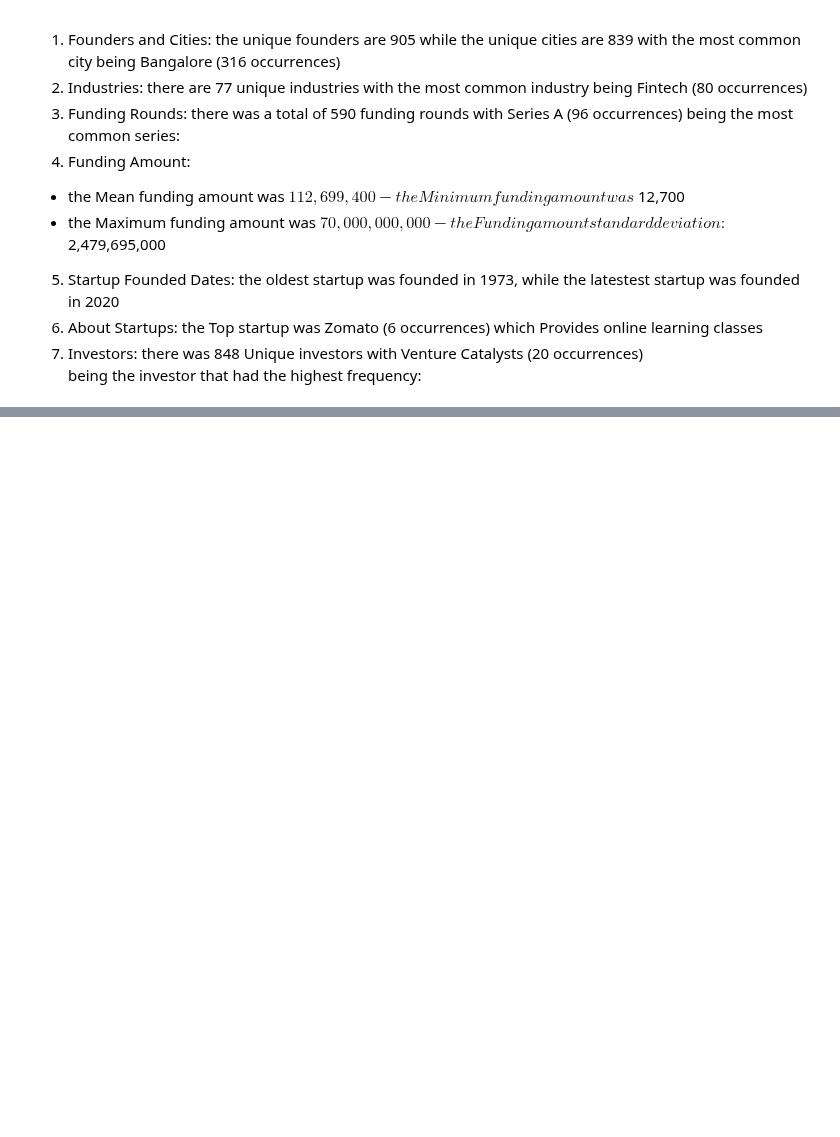
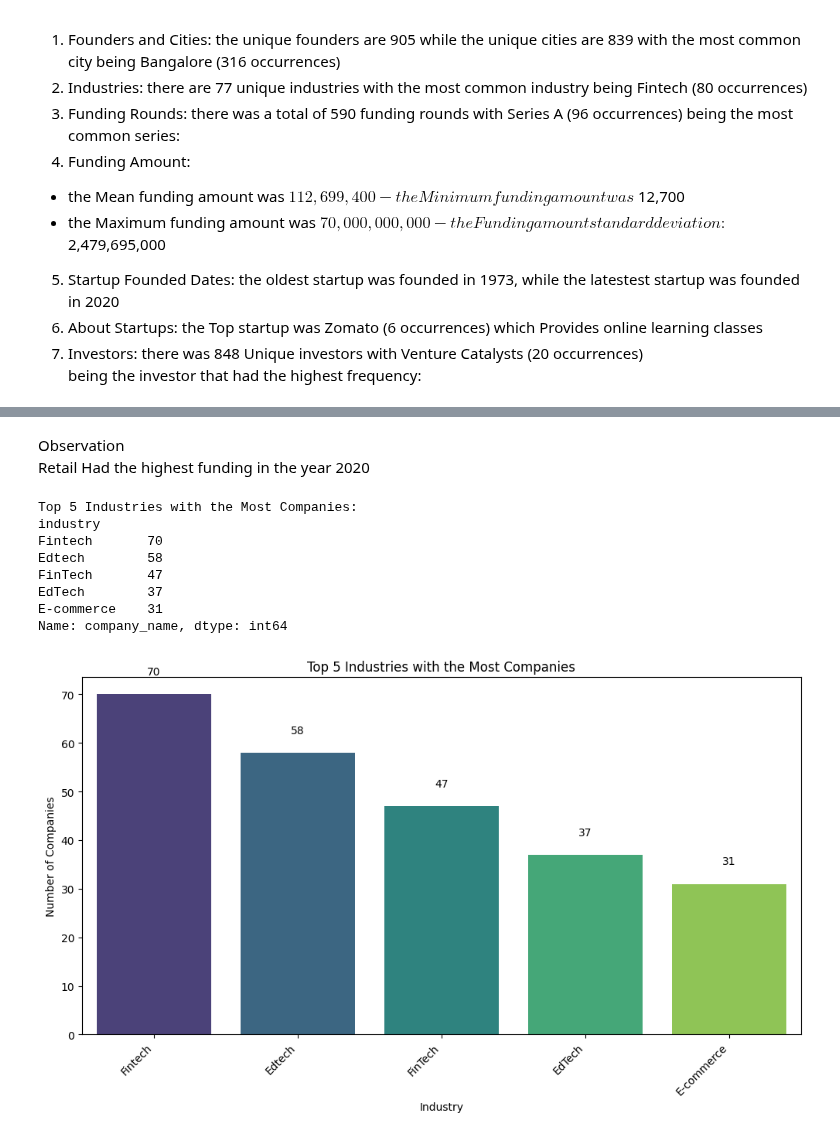
Before and after one commit to wamathaiwandeto/Indian-Startup-Ecosystem, a Jupyter notebook: project.ipynb, the cells around one changed output, grey strips where cells are left out. Cells and saved outputs as stored; diff of their text form; code cells hidden in the pictures; blank space fills up the shorter version.

```diff
--- a/project.ipynb
+++ b/project.ipynb
@@ -1019,0 +1040,31 @@ being the investor that had the highest frequency:
+# %% [markdown]
+Observation
+Retail Had the highest funding in the year 2020
+# %%
+# Group by industry and count unique company names
+industry_company_counts = df_2020.groupby('industry')['company_name'].nunique()
+# Top 5 industries with the most companies
+top5_industries_by_companies = industry_company_counts.nlargest(5)
+print("Top 5 Industries with the Most Companies:")
+print(top5_industries_by_companies)
+# Bar plot for the top 5 industries with the most companies
+plt.figure(figsize=(12, 6))
+sns.barplot(x=top5_industries_by_companies.index, y=top5_industries_by_companies.values, palette='viridis')
+plt.title('Top 5 Industries with the Most Companies')
+plt.xlabel('Industry')
+plt.ylabel('Number of Companies')
+plt.xticks(rotation=45, ha='right')
+# Adding data labels
+for i, count in enumerate(top5_industries_by_companies.values):
+    plt.text(i, count + 0.05 * max(top5_industries_by_companies.values), str(count), ha='center', va='bottom')
+plt.show()
+# %% [output]
+Top 5 Industries with the Most Companies:
+industry
+Fintech       70
+Edtech        58
+FinTech       47
+EdTech        37
+E-commerce    31
+Name: company_name, dtype: int64
+[figure, added]
```
Also changed, not shown: parts of 1 cell of this notebook, 1 other file.
